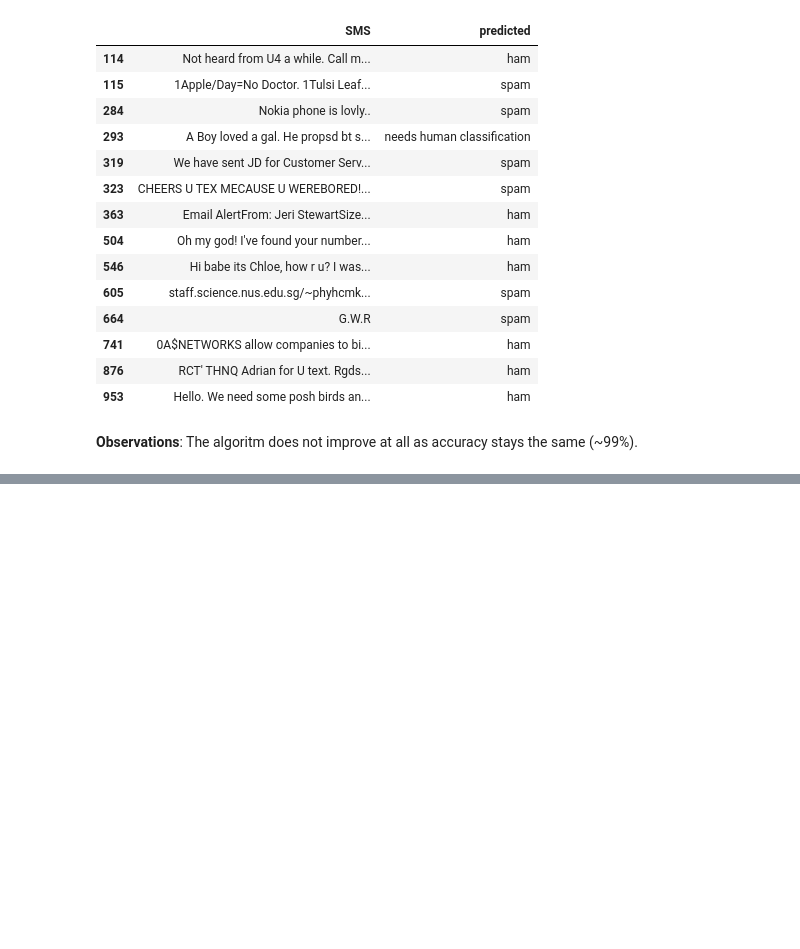
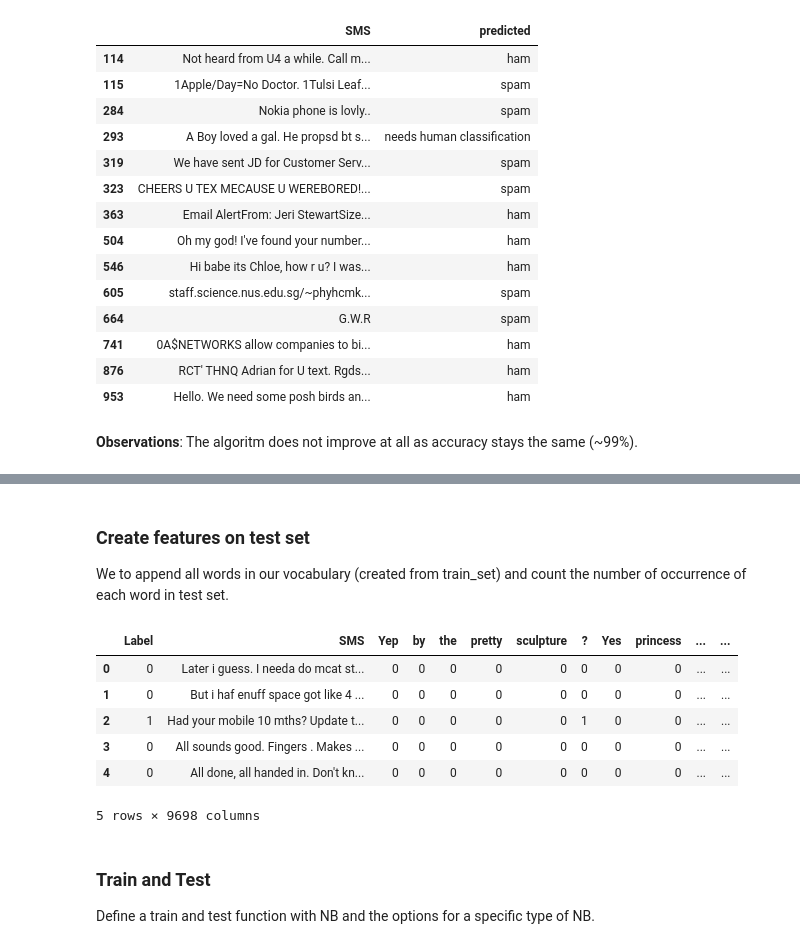
Before and after one commit to tranhha/Data-Science-Projects, a Jupyter notebook: Build spam filters with Naive Bayes Algorithm/Build a SMS spam filter with Naive Bayes Algorithm.ipynb, the cells around one changed output, grey strips where cells are left out. Cells and saved outputs as stored; diff of their text form; code cells hidden in the pictures; blank space fills up the shorter version.

Commit message:
Revise the project.
Add more mathematical explanation on NB.
Add section using sklearn package: MultinomialNB, GaussianNB and ComplementNB.

```diff
--- a/Build spam filters with Naive Bayes Algorithm/Build a SMS spam filter with Naive Bayes Algorithm.ipynb
+++ b/Build spam filters with Naive Bayes Algorithm/Build a SMS spam filter with Naive Bayes Algorithm.ipynb
@@ -481,25 +499,28 @@ len(vocabulary)
 # %% [markdown]
 ### Count occurence of each word in vocabulary for each SMS
 # %%
-def count_word_per_sms(df):
+def count_word_per_sms(df, vocabulary):
     word_counts_per_sms = {unique_word: [0] * len(df) for unique_word in vocabulary}
     for index, sms in enumerate(df):
         #Count special characters first
         special_chars = extract_special_chars(sms)
         for char in special_chars:
-            word_counts_per_sms[char][index] +=1
+            if char in vocabulary:
+                word_counts_per_sms[char][index] +=1
 
         #Count words
         sms = re.sub("\W", ' ', sms) #Remove special characters
 #        sms = sms.lower()
         sms = sms.split()
         for word in sms:
-            word_counts_per_sms[word][index] +=1
+            if word in vocabulary:
+                word_counts_per_sms[word][index] +=1
 
     return pd.DataFrame(word_counts_per_sms)
 # %%
-word_counts_per_sms = count_word_per_sms(train_set['SMS'])
+word_counts_per_sms = count_word_per_sms(train_set['SMS'], vocabulary)
 train_set = pd.concat([train_set,word_counts_per_sms], axis=1)
+#train_set = train_set.drop(train_set.columns[1], axis=1)
 train_set
 #word_counts_per_sms
 # %% [output]
@@ -656,0 +693,10 @@ __Observations__: The algoritm does not improve at all as accuracy stays the sam
+# %%
+from sklearn.preprocessing import LabelEncoder
+features = train_set.iloc[:,2:].columns
+target = 'Label'
+
+le = LabelEncoder()
+train_set[target] = le.fit_transform(train_set[target]) #Encode label in train set
+test_set[target] = le.fit_transform(test_set[target]) #Encode label in test set
+test_set = test_set.drop('predicted', axis=1) #Drop the predicted column created from previous step
+test_set.head()
@@ -656,0 +715,20 @@ __Observations__: The algoritm does not improve at all as accuracy stays the sam
+# %% [markdown]
+### Create features on test set
+
+We to append all words in our vocabulary (created from train_set) and count the number of occurrence of each word in test set.
+# %%
+word_counts_per_sms = count_word_per_sms(test_set['SMS'], vocabulary)
+test_set = pd.concat([test_set,word_counts_per_sms], axis=1)
+test_set.head()
+# %% [output]
+|  | Label | SMS | Yep | by | the | pretty | sculpture | ? | Yes | princess | ... | ... |
+| 0 | 0 | Later i guess. I needa do mcat st... | 0 | 0 | 0 | 0 | 0 | 0 | 0 | 0 | ... | ... |
+| 1 | 0 | But i haf enuff space got like 4 ... | 0 | 0 | 0 | 0 | 0 | 0 | 0 | 0 | ... | ... |
+| 2 | 1 | Had your mobile 10 mths? Update t... | 0 | 0 | 0 | 0 | 0 | 1 | 0 | 0 | ... | ... |
+| 3 | 0 | All sounds good. Fingers . Makes ... | 0 | 0 | 0 | 0 | 0 | 0 | 0 | 0 | ... | ... |
+| 4 | 0 | All done, all handed in. Don't kn... | 0 | 0 | 0 | 0 | 0 | 0 | 0 | 0 | ... | ... |
+5 rows × 9698 columns
+# %% [markdown]
+### Train and Test
+
+Define a train and test function with NB and the options for a specific type of NB.
```
Also changed, not shown: parts of 13 cells of this notebook.
